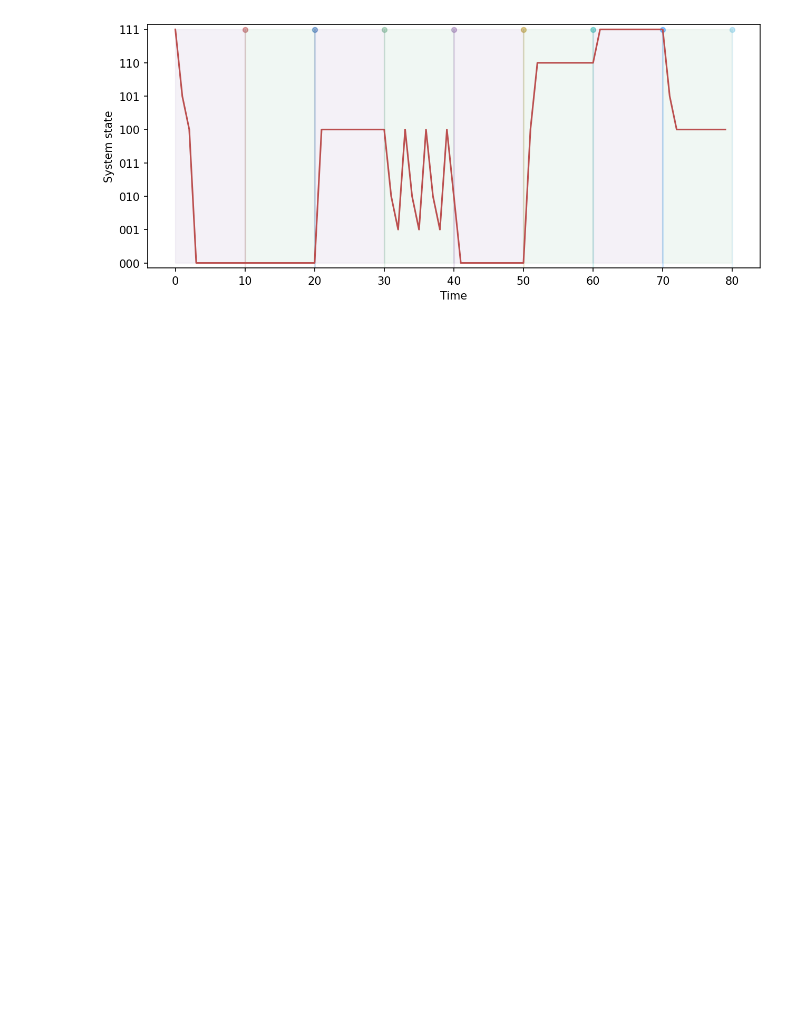
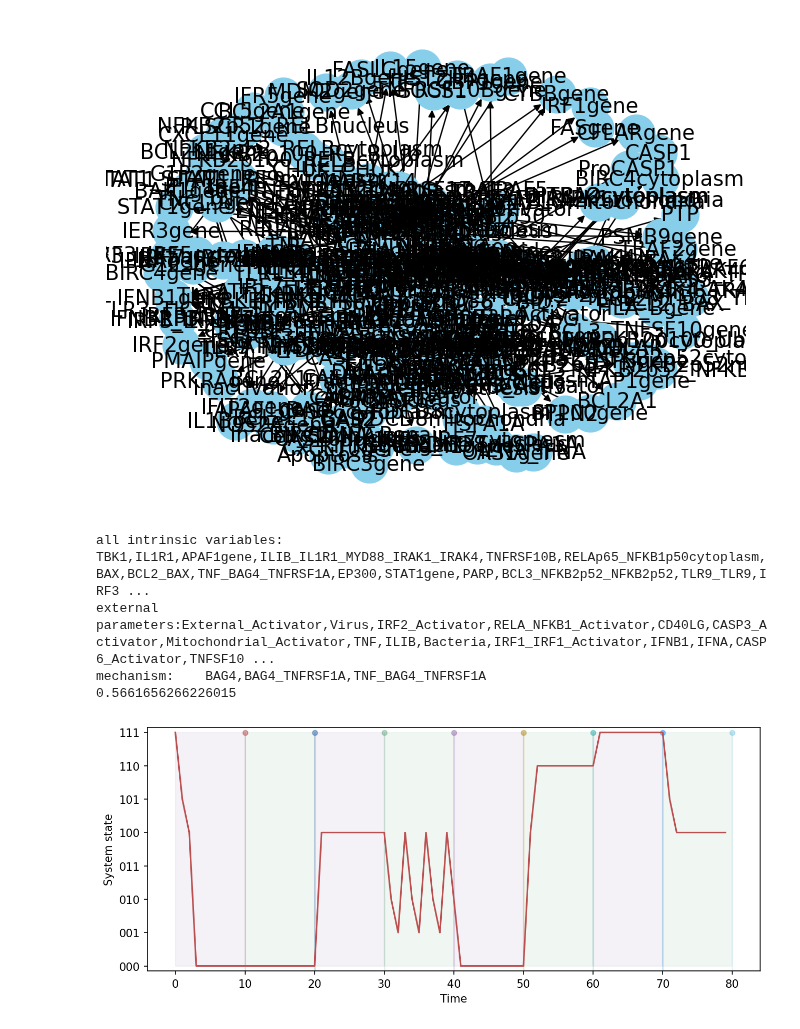
Before and after one commit to Lyn1216/Local-EI-project, a Jupyter notebook: exp/bool_network/grn/grn_serie_en.ipynb, the cells around one changed output. Cells and saved outputs as stored; diff of their text form; code cells hidden in the pictures; blank space fills up the shorter version.

```diff
--- a/exp/bool_network/grn/grn_serie_en.ipynb
+++ b/exp/bool_network/grn/grn_serie_en.ipynb
@@ -86,7 +86,14 @@ def generate_random_sequence(n, length):
     return result
 # %%
 #实验组
-un, un_en, syn, tpm1, _ = text_bn_graph(folder = 'cellcollective/', textfile = 'Signaling in Macrophage Activation_18433497.txt', candidate_sys=[57, 105, 8], noise=0)
+un, un_en, syn, tpm1, _ = text_bn_graph(folder = 'cellcollective/', textfile = 'Signaling in Macrophage Activation_18433497.txt', candidate_sys=[57, 105, 8], noise=0, figure_show=True)
+print(syn)
+# %% [output]
+[figure, added]
+all intrinsic variables: TBK1,IL1R1,APAF1gene,ILIB_IL1R1_MYD88_IRAK1_IRAK4,TNFRSF10B,RELAp65_NFKB1p50cytoplasm,BAX,BCL2_BAX,TNF_BAG4_TNFRSF1A,EP300,STAT1gene,PARP,BCL3_NFKB2p52_NFKB2p52,TLR9_TLR9,IRF3 ...
+external parameters:External_Activator,Virus,IRF2_Activator,RELA_NFKB1_Activator,CD40LG,CASP3_Activator,Mitochondrial_Activator,TNF,ILIB,Bacteria,IRF1_IRF1_Activator,IFNB1,IFNA,CASP6_Activator,TNFSF10 ...
+mechanism:    BAG4,BAG4_TNFRSF1A,TNF_BAG4_TNFRSF1A
+0.5661656266226015
 # %%
 import random
 seed = 42
```
Also changed, not shown: parts of 9 cells of this notebook, 11 other files.
